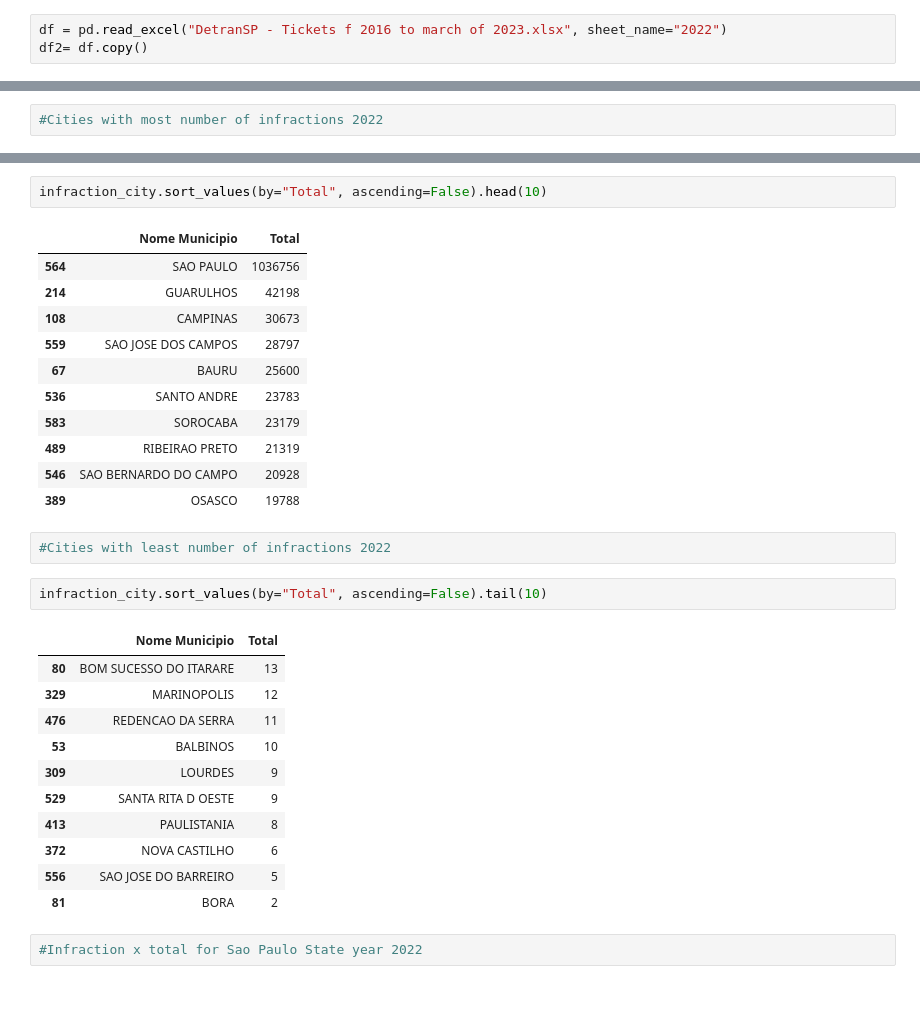
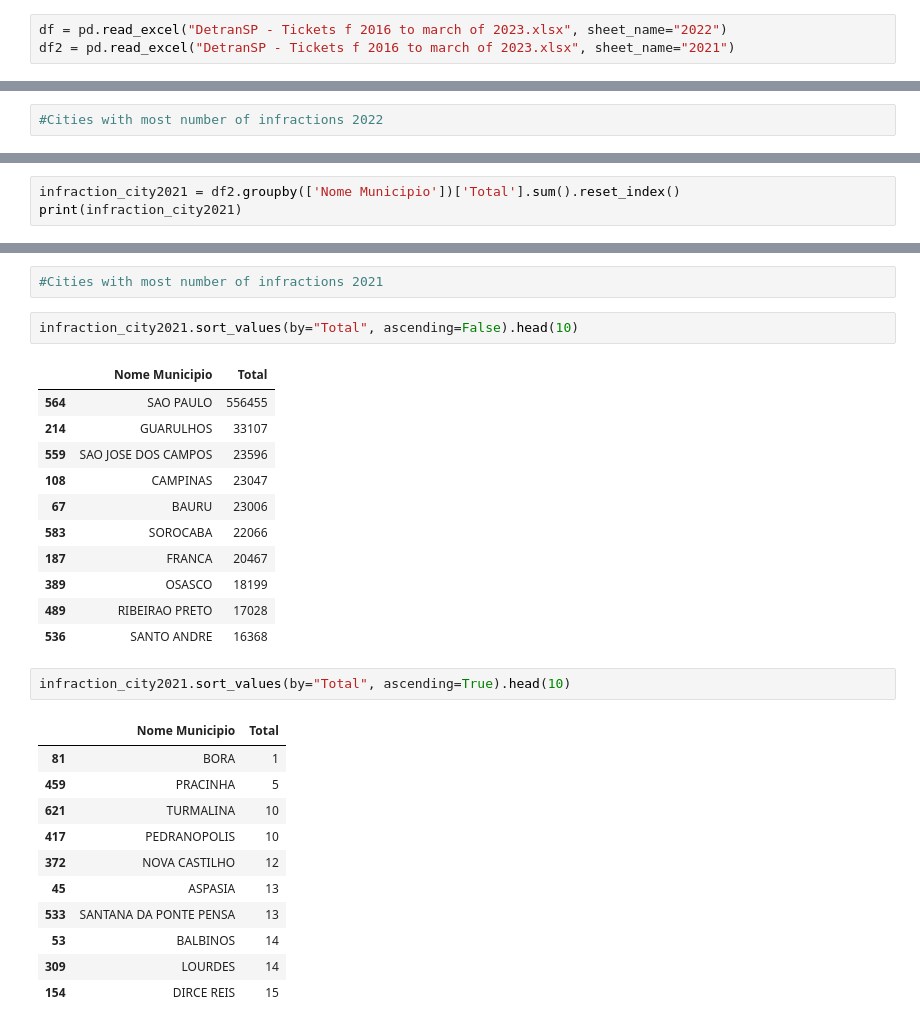
Before and after one commit to acdjsilva/traffic_infractions_sp_2022, a Jupyter notebook: Infraction portifolio.ipynb, the cells around one changed output, grey strips where cells are left out. Saved outputs shown, nothing was run; the diff lists cells and outputs as text; blank space fills up the shorter version.

```diff
--- a/Infraction portifolio.ipynb
+++ b/Infraction portifolio.ipynb
@@ -5,5 +5,5 @@ import matplotlib.pyplot as plt
 import seaborn as sns
 # %%
 df = pd.read_excel("DetranSP - Tickets f 2016 to march of 2023.xlsx", sheet_name="2022")
-df2= df.copy()
+df2 = pd.read_excel("DetranSP - Tickets f 2016 to march of 2023.xlsx", sheet_name="2021")
 # %%
@@ -48,0 +87,3 @@ print(infraction_city)
+# %%
+infraction_city2021 = df2.groupby(['Nome Municipio'])['Total'].sum().reset_index()
+print(infraction_city2021)
@@ -49,33 +105,31 @@ print(infraction_city)
+# %%
+#Cities with most number of infractions 2021
 # %%
-infraction_city.sort_values(by="Total", ascending=False).head(10)
+infraction_city2021.sort_values(by="Total", ascending=False).head(10)
 # %% [output]
 |  | Nome Municipio | Total |
-| 564 | SAO PAULO | 1036756 |
-| 214 | GUARULHOS | 42198 |
-| 108 | CAMPINAS | 30673 |
-| 559 | SAO JOSE DOS CAMPOS | 28797 |
-| 67 | BAURU | 25600 |
-| 536 | SANTO ANDRE | 23783 |
-| 583 | SOROCABA | 23179 |
-| 489 | RIBEIRAO PRETO | 21319 |
-| 546 | SAO BERNARDO DO CAMPO | 20928 |
-| 389 | OSASCO | 19788 |
+| 564 | SAO PAULO | 556455 |
+| 214 | GUARULHOS | 33107 |
+| 559 | SAO JOSE DOS CAMPOS | 23596 |
+| 108 | CAMPINAS | 23047 |
+| 67 | BAURU | 23006 |
+| 583 | SOROCABA | 22066 |
+| 187 | FRANCA | 20467 |
+| 389 | OSASCO | 18199 |
+| 489 | RIBEIRAO PRETO | 17028 |
+| 536 | SANTO ANDRE | 16368 |
-# %%
-#Cities with least number of infractions 2022
 # %%
-infraction_city.sort_values(by="Total", ascending=False).tail(10)
+infraction_city2021.sort_values(by="Total", ascending=True).head(10)
 # %% [output]
 |  | Nome Municipio | Total |
-| 80 | BOM SUCESSO DO ITARARE | 13 |
-| 329 | MARINOPOLIS | 12 |
-| 476 | REDENCAO DA SERRA | 11 |
-| 53 | BALBINOS | 10 |
-| 309 | LOURDES | 9 |
-| 529 | SANTA RITA D OESTE | 9 |
-| 413 | PAULISTANIA | 8 |
-| 372 | NOVA CASTILHO | 6 |
-| 556 | SAO JOSE DO BARREIRO | 5 |
-| 81 | BORA | 2 |
+| 81 | BORA | 1 |
+| 459 | PRACINHA | 5 |
+| 621 | TURMALINA | 10 |
+| 417 | PEDRANOPOLIS | 10 |
+| 372 | NOVA CASTILHO | 12 |
+| 45 | ASPASIA | 13 |
+| 533 | SANTANA DA PONTE PENSA | 13 |
+| 53 | BALBINOS | 14 |
+| 309 | LOURDES | 14 |
+| 154 | DIRCE REIS | 15 |
-# %%
-#Infraction x total for Sao Paulo State year 2022
 # %%
```
Also changed, not shown: parts of 33 cells of this notebook.
